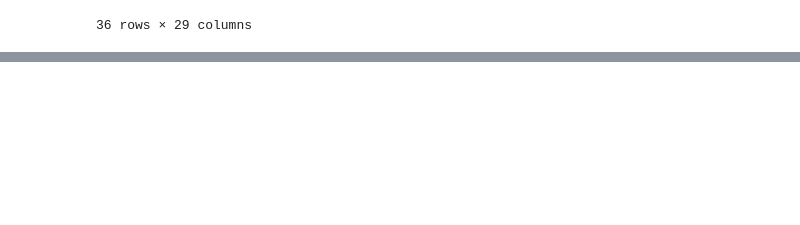
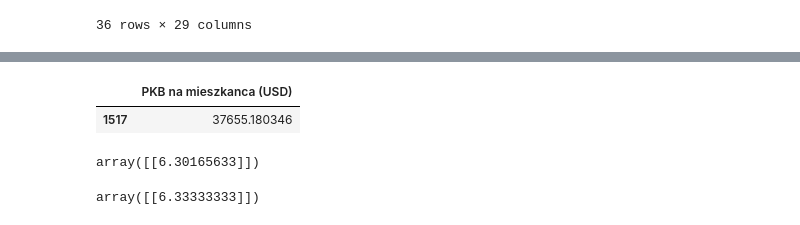
Before and after one commit to cichykuba63/WDU, a Jupyter notebook: notebook_1.ipynb, the cells around one changed output, grey strips where cells are left out. Cells and saved outputs as stored; diff of their text form; code cells hidden in the pictures; blank space fills up the shorter version.

```diff
--- a/notebook_1.ipynb
+++ b/notebook_1.ipynb
@@ -162,0 +242,25 @@ full_country_stats.to_csv(datapath / "lifestat_full.csv", index=False)
+# %%
+cyprus_gdp_per_capita_2020 = (
+    gdp_per_capita_2020[gdp_per_capita_2020["Entity"]=="Cyprus"][["GDP per capita (USD)"]]
+)
+cyprus_gdp_per_capita_2020.rename (
+    columns={"GDP per capita (USD)": "PKB na mieszkanca (USD)"}, inplace=True
+)
+cyprus_gdp_per_capita_2020
+# %% [output]
+|  | PKB na mieszkanca (USD) |
+| 1517 | 37655.180346 |
+# %%
+cyprus_predicted_life_satisfaction = model.predict(cyprus_gdp_per_capita_2020)
+cyprus_predicted_life_satisfaction
+# %% [output]
+array([[6.30165633]])
+# %%
+from sklearn.neighbors import KNeighborsRegressor
+model_knn = KNeighborsRegressor(n_neighbors=3)
+
+model_knn.fit(X, y)
+
+model_knn.predict(cyprus_gdp_per_capita_2020)
+# %% [output]
+array([[6.33333333]])
```
Also changed, not shown: parts of 8 cells of this notebook, 1 other file.
